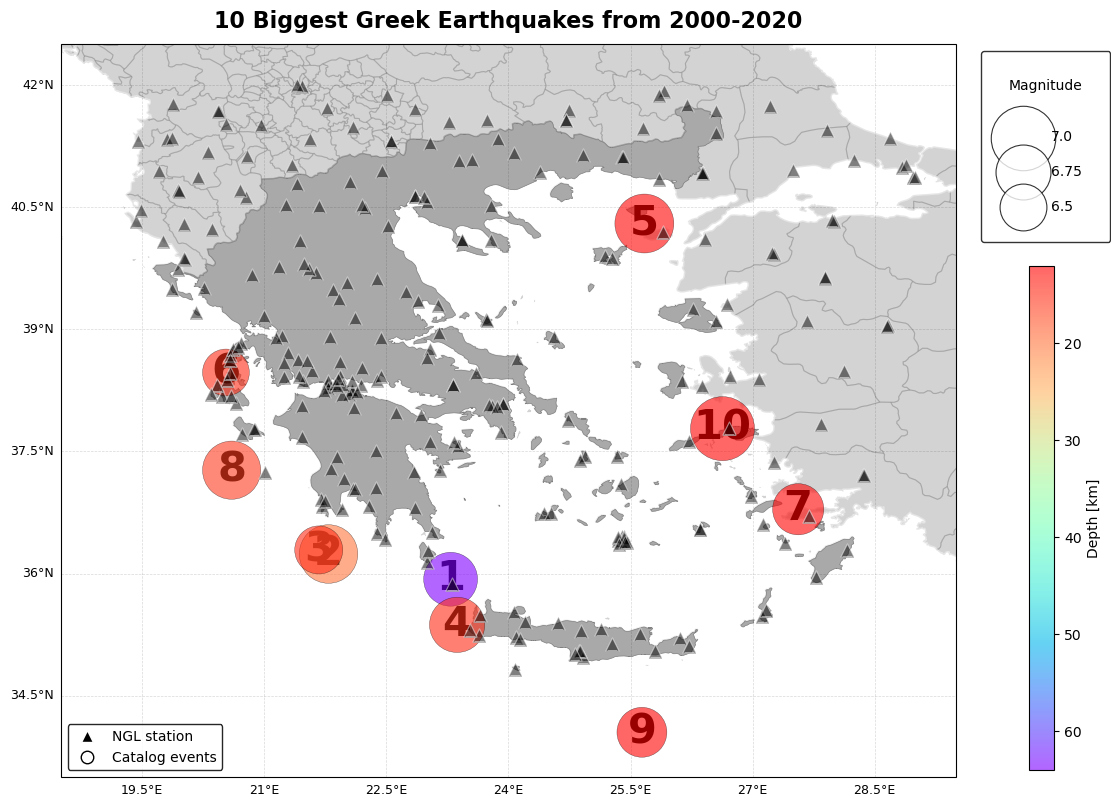
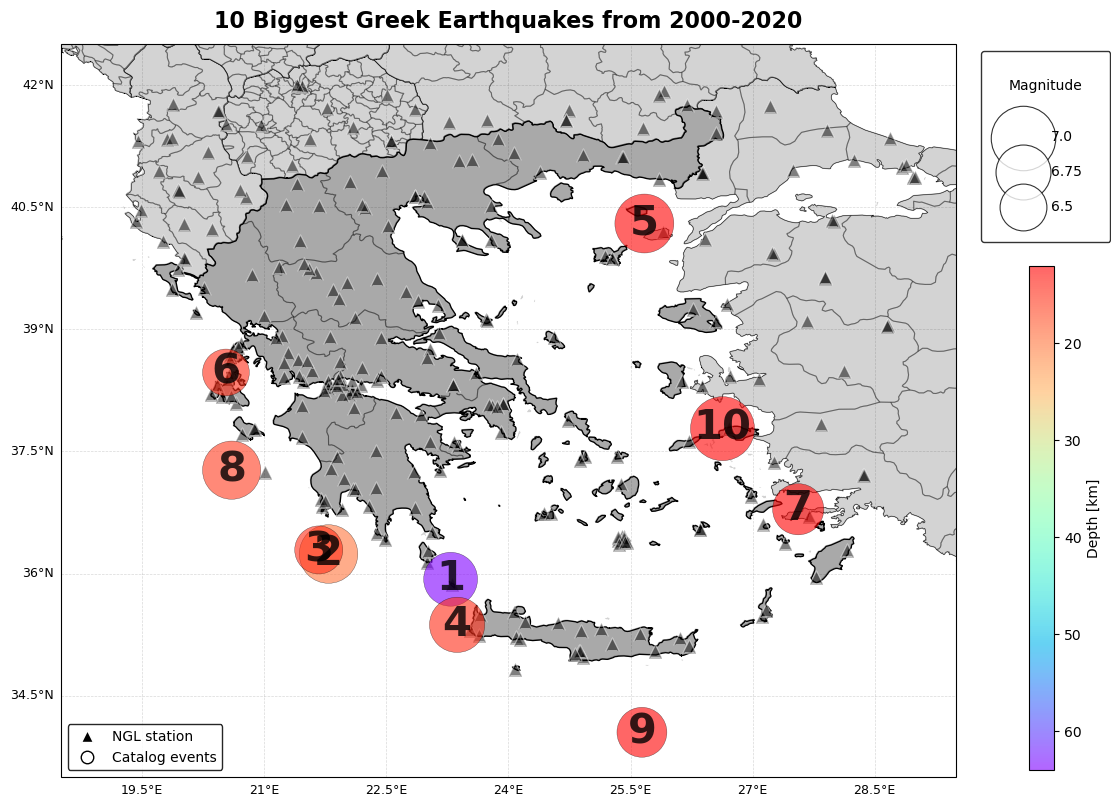
The change to this notebook cell's code, shown as a diff; its figure went from the first image to the second:
--- before
+++ after
@@ -23,10 +23,4 @@
 ax.set_extent([lon_min, lon_max, lat_min, lat_max], crs=ccrs.PlateCarree())
 
-# Adding Features
-ax.add_feature(cfeature.LAND.with_scale("10m"), facecolor="lightgrey", edgecolor="none")
-ax.add_feature(cfeature.OCEAN.with_scale("10m"), facecolor="white", edgecolor="none")
-ax.add_feature(cfeature.STATES.with_scale("10m"), linewidth=0.8, edgecolor="grey", facecolor="none", alpha=0.3)
-ax.add_feature(cfeature.COASTLINE.with_scale("10m"), linewidth=1.2, edgecolor="white", alpha=0.6)
-
 # Highlighting Greece using Natural Earth Country Shapefile
 shpfilename = shpreader.natural_earth(resolution='10m', category='cultural', name='admin_0_countries')
@@ -38,9 +32,15 @@
         # Add Greece with your custom color
         ax.add_geometries([country.geometry], ccrs.PlateCarree(),
-                          facecolor='darkgray', edgecolor='gray', linewidth=0.5, zorder=2) #"orchid"
+                          facecolor='darkgray', edgecolor='black', linewidth=0.9, zorder=2) #"orchid"
     else:
         # Add surrounding countries with a neutral background color
         ax.add_geometries([country.geometry], ccrs.PlateCarree(),
-                          facecolor='lightgray', edgecolor='lightgray', linewidth=0.3, zorder=1) #"powderblue"
+                          facecolor='lightgray', edgecolor='black', linewidth=0.3, zorder=1) #"powderblue"
+
+# Adding Features
+ax.add_feature(cfeature.LAND.with_scale("10m"), facecolor="lightgrey", edgecolor="none")
+ax.add_feature(cfeature.OCEAN.with_scale("10m"), facecolor="white", edgecolor="none")
+ax.add_feature(cfeature.STATES.with_scale("10m"), linewidth=0.8, edgecolor="black",
+               facecolor="none", alpha=0.3, zorder=3)
 
 # Gridlines
@@ -59,5 +59,5 @@
     df["sta_lons"], df["sta_lats"], transform=ccrs.PlateCarree(),
     s=90, marker="^", color="black", edgecolors="white", linewidths=0.8,
-    zorder=5, label="Seismic station", alpha=0.5
+    label="Seismic station", alpha=0.5, zorder=4
 )
 
@@ -68,5 +68,5 @@
     ev_lons, ev_lats, transform=ccrs.PlateCarree(),
     c=ev_deps, s=sizes, marker="o", cmap="rainbow_r",
-    alpha=0.6, zorder=4, label="Catalog events",
+    alpha=0.6, label="Catalog events", zorder=5,
     edgecolor="k", linewidth=0.3
 )
@@ -114,5 +114,7 @@
 # Labelling Earthquakes
 for i in range(0,10):
-    plt.text(ev_lons[i], ev_lats[i], str(i+1), ha="center", va="center", fontsize=30, color="black", weight="bold")
+    plt.text(ev_lons[i], ev_lats[i], str(i+1), ha="center",
+             va="center", fontsize=30, alpha=0.8,
+             zorder=6, color="black", weight="bold")
 
 # Title

Commit: Draft 7